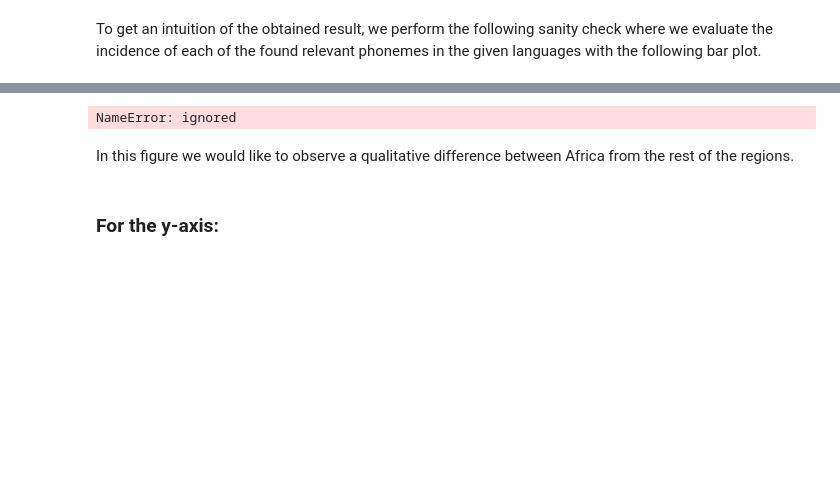
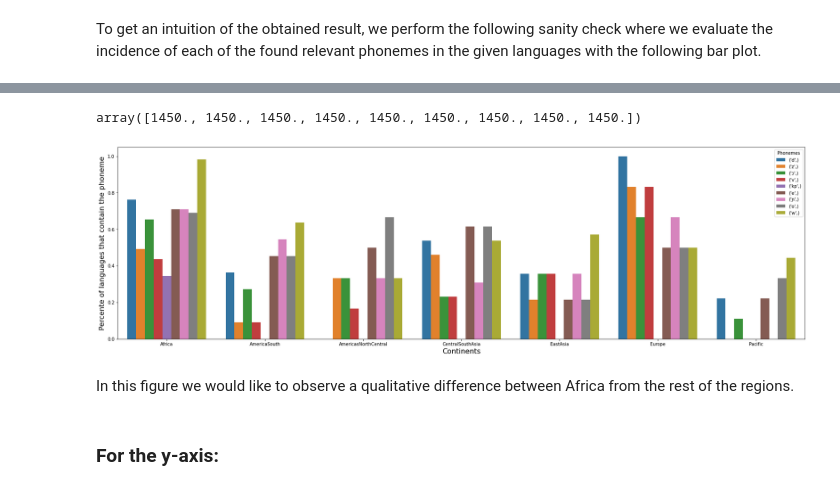
Before and after one commit to camoalon/language_genes, a Jupyter notebook: phonemesPhoible_PCCA.ipynb, the cells around one changed output, grey strips where cells are left out. Saved outputs shown, nothing was run; the diff lists cells and outputs as text; code cells hidden in the pictures; blank space fills up the shorter version.

Commit message:
Added labels

```diff
--- a/phonemesPhoible_PCCA.ipynb
+++ b/phonemesPhoible_PCCA.ipynb
@@ -34,7 +40,7 @@ These are the data that Nicole sorted out into a list of regions with both phone
 % cd /content/language_genes/data/Phoible
 
 phonemes = pd.read_csv('Phonemes_114phoible.txt',sep='\t',header=None).T
-# I AM MISSING THE LABELS HERE!
+labels_phonemes = pd.read_csv('PhonemesColumns_114phoible.txt',sep='\t',header=None)
 
 alleles = pd.read_csv('AlleleFrequencies_114phoible.txt',sep='\t',header=None).T
 
@@ -68,7 +74,7 @@ phonemes_pca = pd.DataFrame(pca_data)
 
 phonemes_var= np.round(pca.explained_variance_ratio_* 100, decimals=1)
 phonemes_pca_loadings = pd.DataFrame(pca.components_.T * np.sqrt(pca.explained_variance_))
-#phonemes_pca_loadings.index = labels_phonemes_paper -- HERE!!!
+phonemes_pca_loadings.index = labels_phonemes
 # %% [markdown]
 Once the PCA projection is found, we rely in the elbow method to asses what the dimension reduction should be, i.e. how many principal components are necessasry to keep the relevant information for the further analysis.
 # %%
@@ -410,6 +416,6 @@ plt.show()
 # %% [markdown]
 It is not clear to me how many phonemes to take, this does not look like an elbow plot.
 # %%
-#phonemes_x = list(phonemes_loadings_sorted_xaxis[0:9].index)
-#print(phonemes_x)
+phonemes_x = list(phonemes_loadings_sorted_xaxis[0:9].index)
+print(phonemes_x)
 # %% [output]
@@ -417,2 +423,4 @@ It is not clear to me how many phonemes to take, this does not look like an elbo
 # %% [markdown]
 To get an intuition of the obtained result, we perform the following sanity check where we evaluate the incidence of each of the found relevant phonemes in the given languages with the following bar plot.
+# %%
+current_language = list(languages['Region']).count('Africa')/list(continents).count('Africa')
@@ -419,30 +460,34 @@ To get an intuition of the obtained result, we perform the following sanity chec
+# %%
+phonemes_x_index
+# %% [output]
+array([1450., 1450., 1450., 1450., 1450., 1450., 1450., 1450., 1450.])
 # %%
 #@title Presence of each of the relevant phonemes along the first correlation component in the languages of each of the contients
 phonemes_x_index = np.empty(len(phonemes_x))
 
-for i,phoneme in enumerate(phonemes_x):
-  phonemes_x_index[i] = phonemes_info_paper[phonemes_info_paper[1] == phoneme][0]-1
+for i,interesting_phoneme in enumerate(phonemes_x):
+  phonemes_x_index[i] = np.where(labels_phonemes == interesting_phoneme)[0][0]
 
 languages_x = pd.DataFrame(columns = ['Continents','Languages','Phonemes'])
 languages_x_tmp = pd.DataFrame(columns = ['Continents','Languages','Phonemes'])
 
-for continent in continents_paper.unique():
+for continent in np.unique(continents):
   for i in range(0,len(phonemes_x)):
-    languages = languages_info_paper[languages_info_paper[phonemes_x_index[i]] == 1]['Continents']
-    current_language = list(languages).count(continent)/list(continents_paper).count(continent)
+    languages = continents[np.where(phonemes.iloc[int(phonemes_x_index[i])] == 1)[0]]
+    current_language = list(languages).count(continent)/list(continents).count(continent)
     current_continent = continent
     current_phoneme = phonemes_x[i]
     addition = [current_continent, current_language, current_phoneme]
     languages_x_tmp.loc[i] = addition
   languages_x = languages_x.append(languages_x_tmp, ignore_index = True)
 
 fig,ax = plt.subplots(nrows=1,ncols=1,figsize=(28,8))
 ax = sns.barplot(data = languages_x,x ='Continents', y ='Languages', hue = 'Phonemes')
 xlabel = ax.set_xlabel("Continents", fontsize = 16)
 ylabel = ax.set_ylabel("Percente of languages that contain the phoneme", fontsize = 16)
 plt.savefig('sanity_check_x.pdf')
 # %% [output]
-NameError: ignored
+[figure, added]
 # %% [markdown]
 In this figure we would like to observe a qualitative difference between Africa from the rest of the regions.
 # %% [markdown]
```
Also changed, not shown: parts of 14 cells of this notebook.
